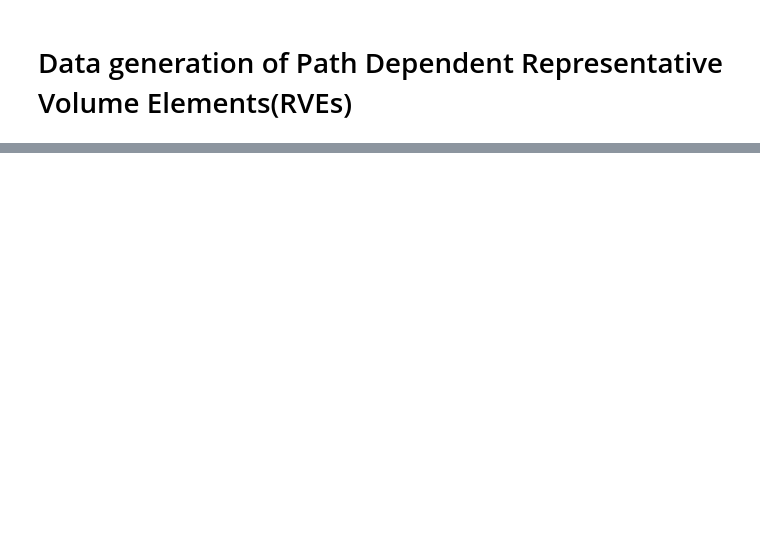
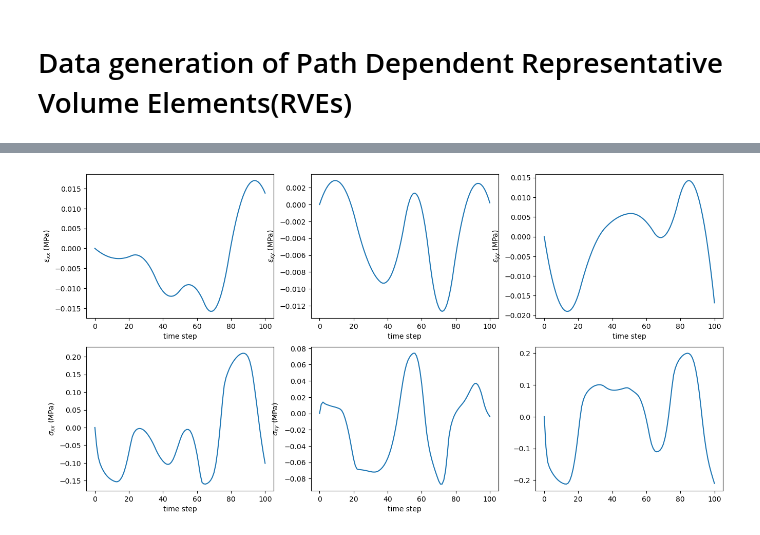
Before and after one commit to bessagroup/rvesimulator, a Jupyter notebook: toturials/cddm_data_generation.ipynb, the cells around one changed output, grey strips where cells are left out. Drawn from its saved outputs; the diff is of its cells as text; code cells hidden in the pictures; blank space fills up the shorter version.

```diff
--- a/toturials/cddm_data_generation.ipynb
+++ b/toturials/cddm_data_generation.ipynb
@@ -44,0 +155,7 @@ In this part, we choose two design variables which are the micro-structure and t
+# %%
+results = {}
+# calculate the initial responses of simulation
+for ii in range(len(samples_dict)):
+    results[ii] = simulator.run_simulation(
+        sample=samples_dict[ii], third_folder_index=ii
+    )
@@ -44,0 +198,40 @@ In this part, we choose two design variables which are the micro-structure and t
+# %%
+# function for visualize the data
+def plot_path_dependent(results, index):
+    fig, ax = plt.subplots(2,3, figsize =(16, 8))
+    pparam = dict(xlabel="time step", ylabel=r"$\varepsilon_{xx}$ (MPa)")
+    ax[0,0].plot(
+        results[index]["strain"][:, 0, 0],
+    )
+    ax[0,0].set(**pparam)
+    pparam = dict(xlabel="time step", ylabel=r"$\varepsilon_{xy}$ (MPa)")
+    ax[0,1].plot(
+        results[index]["strain"][:, 0, 1],
+    )
+    ax[0,1].set(**pparam)
+    pparam = dict(xlabel="time step", ylabel=r"$\varepsilon_{yy}$ (MPa)")
+    ax[0,2].plot(
+        results[index]["strain"][:, 1, 1],
+    )
+    ax[0,2].set(**pparam)
+
+    pparam = dict(xlabel="time step", ylabel=r"$\sigma_{xx}$ (MPa)")
+    ax[1,0].plot(
+        results[index]["stress"][:, 0, 0],
+    )
+    ax[1,0].set(**pparam)
+    pparam = dict(xlabel="time step", ylabel=r"$\sigma_{xy}$ (MPa)")
+    ax[1,1].plot(
+        results[index]["stress"][:, 0, 1],
+    )
+    ax[1,1].set(**pparam)
+    pparam = dict(xlabel="time step", ylabel=r"$\sigma_{yy}$ (MPa)")
+    ax[1,2].plot(
+        results[index]["stress"][:, 1, 1],
+
+    )
+    plt.show()
+# %%
+plot_path_dependent(results,1)
+# %% [output]
+[figure, added]
```
Also changed, not shown: parts of 10 cells of this notebook, 5 other files.
